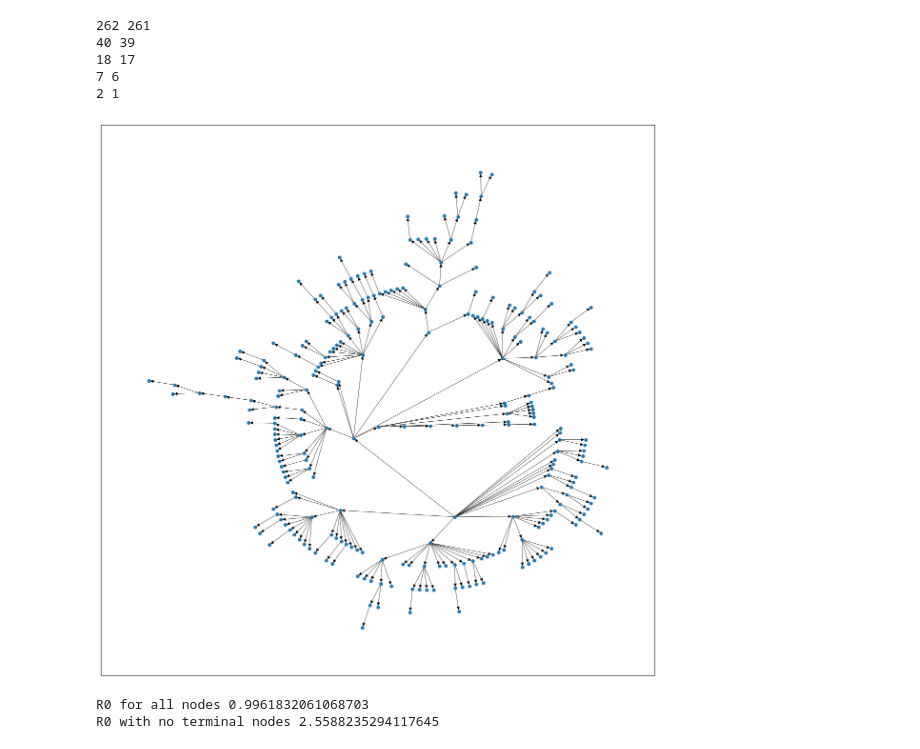
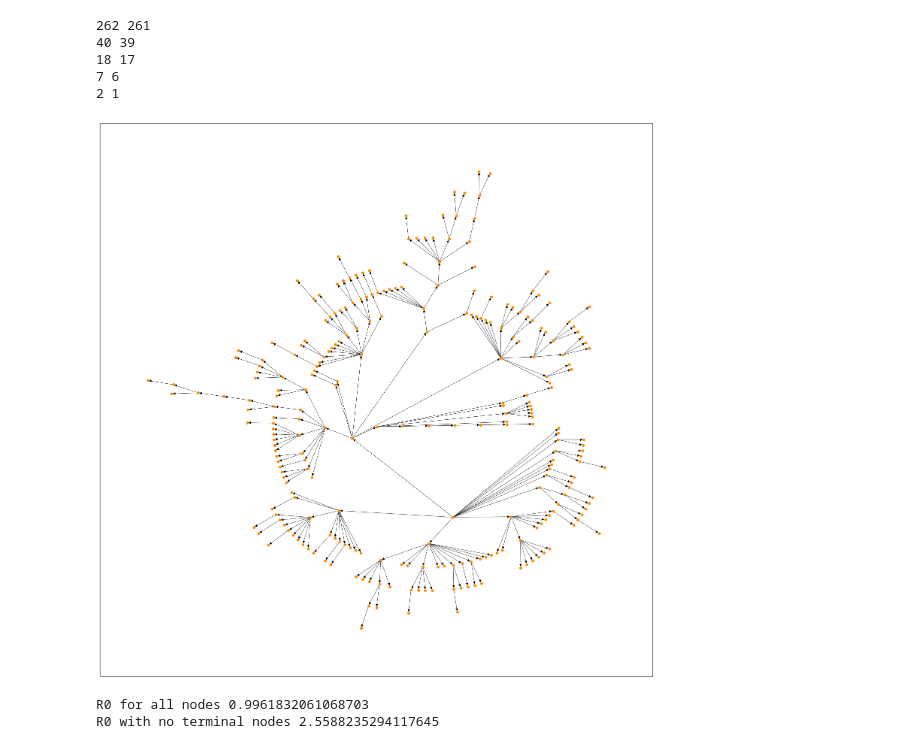
Before and after one commit to colabobio/oo-wku23, a Jupyter notebook: 4-super-spreader-analysis.ipynb, the cells around one changed output. Drawn from its saved outputs; the diff is of its cells as text; code cells hidden in the pictures.

```diff
--- a/4-super-spreader-analysis.ipynb
+++ b/4-super-spreader-analysis.ipynb
@@ -55,17 +55,19 @@ T = sorted(subgraphs, key=lambda x: len(x))[-1]
 # %%
 # program = 'dot'    # It arranges nodes hierarchically, often producing a tree-like or layered structure
 # program = 'neato'  # Neato attempts to minimize a global energy function, which tends to spread the graph out evenly
 # program = 'fdp'    # fdp is a force-directed layout algorithm that simulates physical forces acting on the nodes
 # program = 'sfdp'   # sfdp is an extension of fdp designed to handle large graphs by using a multiscale approach
 program = 'twopi' # twopi arranges nodes in concentric circles, with edges drawn as spokes connecting the circles
 # program ='circo'   # circo arranges nodes in a circular layout, with edges drawn as arcs
 
 pos = nx.nx_agraph.graphviz_layout(T, prog=program)
 plt.figure(figsize=(15, 15))
-nx.draw_networkx(T, pos, with_labels=False, node_size=20, width=0.5, alpha=1)
+nx.draw_networkx(T, pos, with_labels=False, node_color='darkorange', node_size=20, width=0.5, alpha=1)
+plt.tight_layout()
+plt.savefig(path.join(output_folder, 'transmission-tree.png'))
 plt.show()
 # %% [output]
-[figure, old version]
+[figure, new version]
 # %%
 out_degrees = dict(T.out_degree())
 root_nodes = [node for node, in_degree in T.in_degree() if in_degree == 0]
```
Also changed, not shown: 4 other files.
